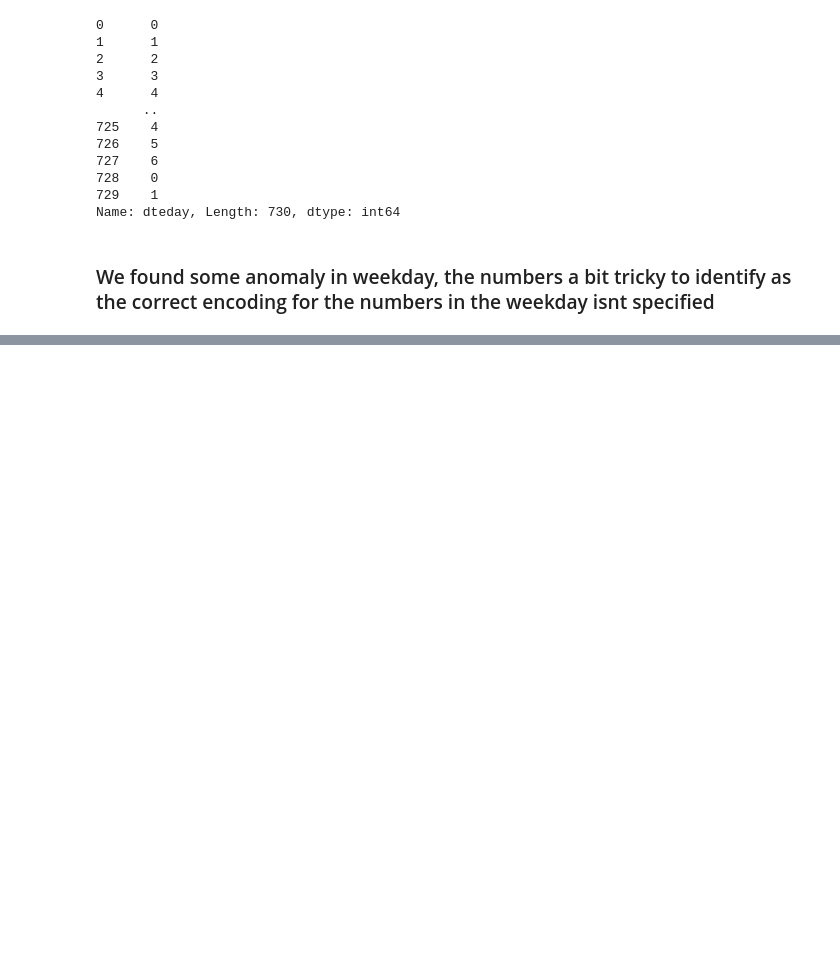
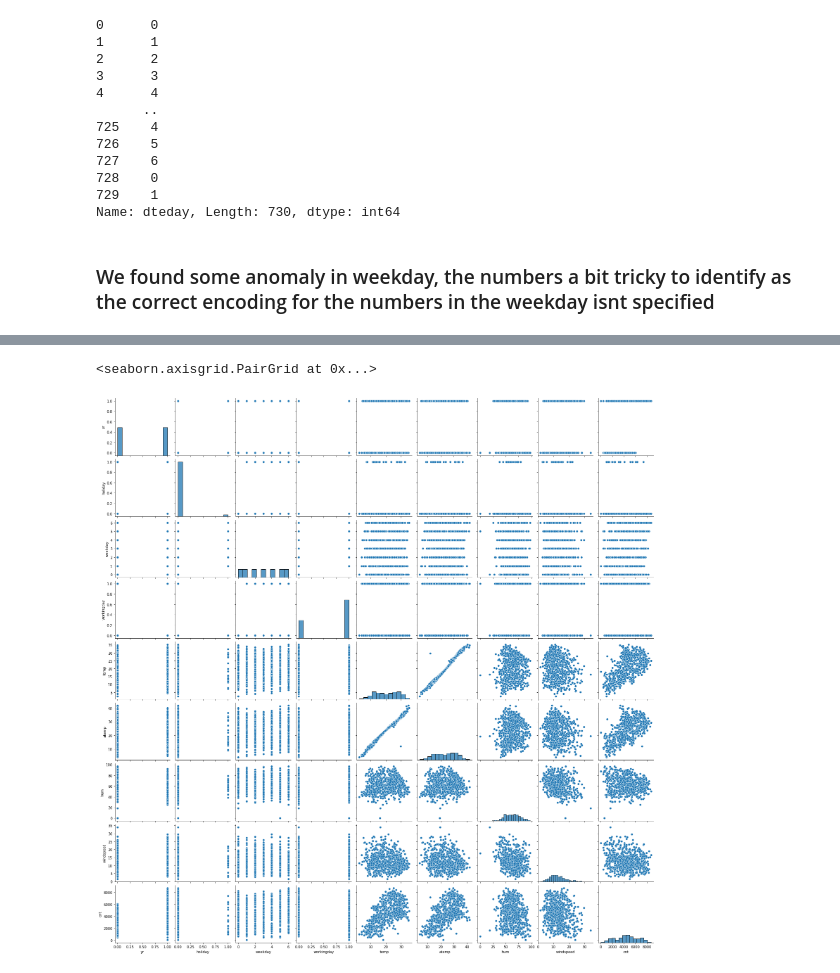
Before and after one commit to basil-16/BikeSharingAssignment, a Jupyter notebook: BikeSharing.ipynb, the cells around one changed output, grey strips where cells are left out. Cells and saved outputs as stored; diff of their text form; code cells hidden in the pictures; blank space fills up the shorter version.

```diff
--- a/BikeSharing.ipynb
+++ b/BikeSharing.ipynb
@@ -141,0 +247,5 @@ Name: dteday, Length: 730, dtype: int64
+# %%
+sns.pairplot(data = data)
+# %% [output]
+<seaborn.axisgrid.PairGrid at 0x...>
+[figure, added]
```
Also changed, not shown: parts of 20 cells of this notebook.
